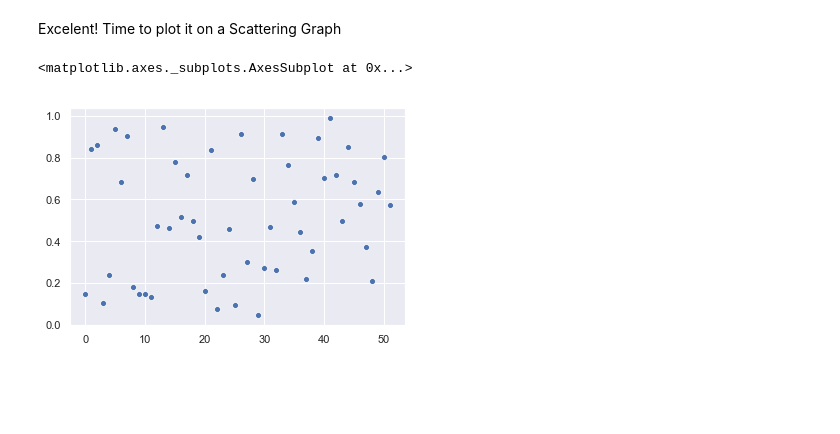
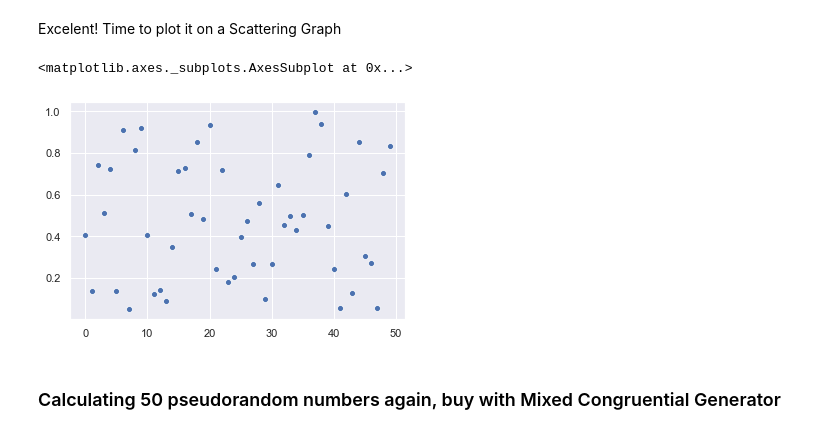
Before and after one commit to NicoAntonelli/Experiments-and-Jupyter-Notebooks, a Jupyter notebook: pseudorandom_generator_congruential.ipynb, the cells around one changed output. Drawn from its saved outputs; the diff is of its cells as text; code cells hidden in the pictures; blank space fills up the shorter version.

Commit message:
Added Mixed Congruential Generator

```diff
--- a/pseudorandom_generator_congruential.ipynb
+++ b/pseudorandom_generator_congruential.ipynb
@@ -26,9 +14,14 @@ $
+# %%
+M = 2**31 - 1
+A = 1103515245
+C = 0
+X0 = 876543210
 # %%
 import numpy as np
 
-x_values = [X0]
-for _ in range (51):
-    x_values.append((x_values[-1] * A) % M)
-
-x_values = np.array(x_values)
-x_values
+def randomGenerator(M, A, C, X0, total):
+    x_values = [X0]
+    for _ in range (total-1):
+        x_values.append((x_values[-1] * A + C) % M)
+    x_values = np.array(x_values)
+    return x_values
@@ -53,5 +34,5 @@ $\
 \end{equation*}
 $
 # %%
-random_values = np.array([x for x in x_values / M])
-random_values
+def randomValues(array, M):
+    return np.array([x for x in array / M])
@@ -69,0 +41,5 @@ array([0.14822528, 0.84357514, 0.86200161, 0.101343  , 0.23964093,
+# %%
+total = 50
+multiplicative_random_values = np.array(randomGenerator(M, A, C, X0, total))
+multiplicative_random_values = randomValues(multiplicative_random_values, M)
+multiplicative_random_values
@@ -72,8 +59,10 @@ Excelent! Time to plot it on a Scattering Graph
 # %%
 import seaborn as sns
 sns.set()
 
-sns.scatterplot(data=random_values)
+sns.scatterplot(data=multiplicative_random_values)
 # %% [output]
 <matplotlib.axes._subplots.AxesSubplot at 0x...>
-[figure, old version]
+[figure, new version]
+# %% [markdown]
+### Calculating 50 pseudorandom numbers again, buy with Mixed Congruential Generator
```
Also changed, not shown: parts of 12 cells of this notebook, 2 other files.
